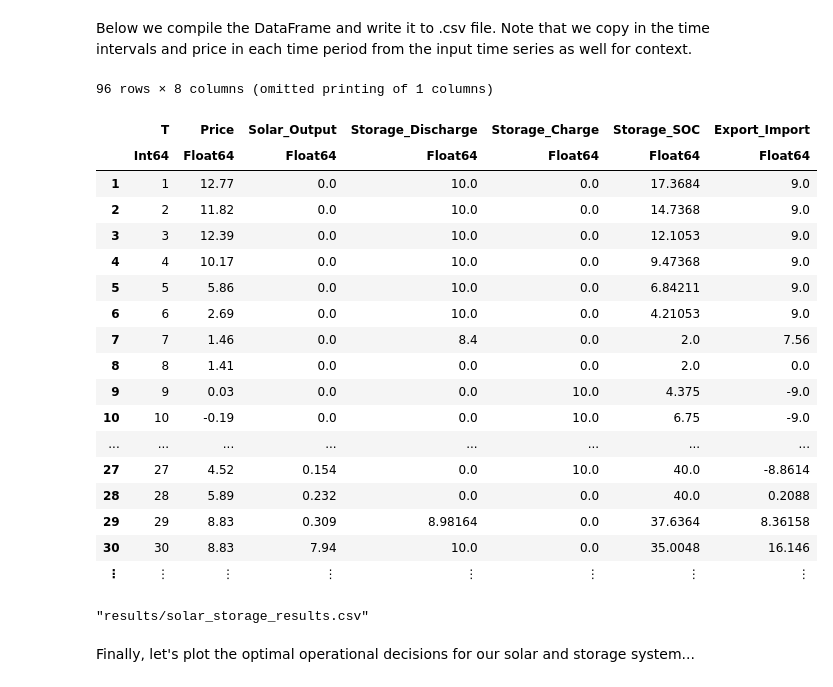
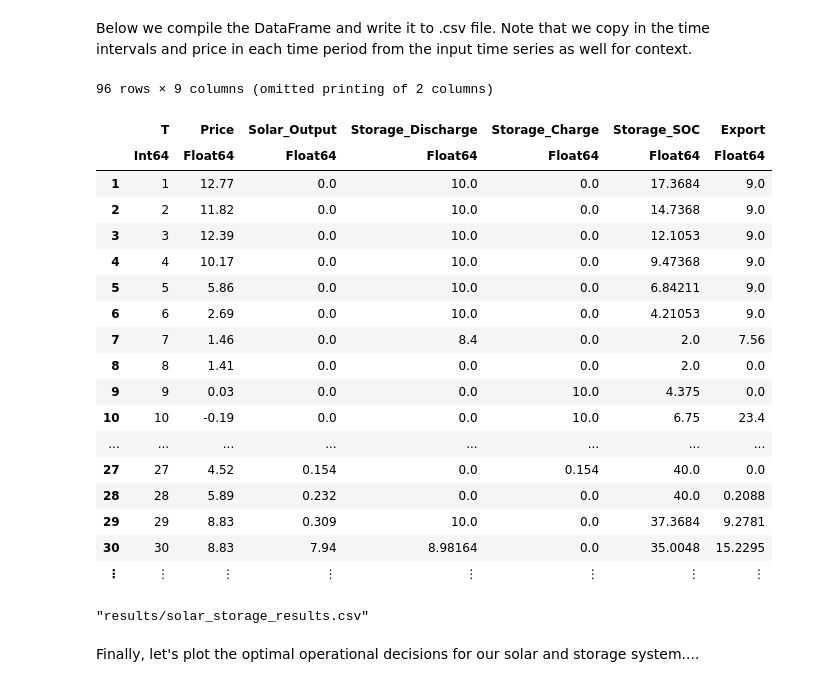
Before and after one commit to Power-Systems-Optimization-Course/power-systems-optimization, a Jupyter notebook: Notebooks/02-Anatomy-of-a-Model.ipynb, the cells around one changed output. Drawn from its saved outputs; the diff is of its cells as text; code cells hidden in the pictures.

```diff
--- a/Notebooks/The Anatomy of a Model.ipynb
+++ b/Notebooks/02-Anatomy-of-a-Model.ipynb
@@ -808,17 +928,18 @@ Below we compile the DataFrame and write it to .csv file. Note that we copy in t
 # %%
 results = DataFrame(
     T = time_series.T,
     Price = time_series.Price,
     Solar_Output = value.(SOLAR).data,
     Storage_Discharge = value.(DISCHARGE).data,
     Storage_Charge = value.(CHARGE).data,
     Storage_SOC = value.(SOC).data,
-    Export_Import = value.(eExportImport).data,
-    Interval_Revenue = value.(eExportImport).data.*time_series.Price
+    Export = value.(GRIDEXPORT).data,
+    Import = value.(GRIDIMPORT).data,
+    Interval_Revenue = (value.(GRIDEXPORT).data-value.(GRIDIMPORT).data) .* time_series.Price *0.25
     )
 # %% [output]
-96 rows × 8 columns (omitted printing of 1 columns)
+96 rows × 9 columns (omitted printing of 2 columns)
-|  | T | Price | Solar_Output | Storage_Discharge | Storage_Charge | Storage_SOC | Export_Import |
+|  | T | Price | Solar_Output | Storage_Discharge | Storage_Charge | Storage_SOC | Export |
 |  | Int64 | Float64 | Float64 | Float64 | Float64 | Float64 | Float64 |
 | 1 | 1 | 12.77 | 0.0 | 10.0 | 0.0 | 17.3684 | 9.0 |
 | 2 | 2 | 11.82 | 0.0 | 10.0 | 0.0 | 14.7368 | 9.0 |
@@ -828,13 +949,13 @@ results = DataFrame(
 | 6 | 6 | 2.69 | 0.0 | 10.0 | 0.0 | 4.21053 | 9.0 |
 | 7 | 7 | 1.46 | 0.0 | 8.4 | 0.0 | 2.0 | 7.56 |
 | 8 | 8 | 1.41 | 0.0 | 0.0 | 0.0 | 2.0 | 0.0 |
-| 9 | 9 | 0.03 | 0.0 | 0.0 | 10.0 | 4.375 | -9.0 |
-| 10 | 10 | -0.19 | 0.0 | 0.0 | 10.0 | 6.75 | -9.0 |
+| 9 | 9 | 0.03 | 0.0 | 0.0 | 10.0 | 4.375 | 0.0 |
+| 10 | 10 | -0.19 | 0.0 | 0.0 | 10.0 | 6.75 | 23.4 |
 | ... | ... | ... | ... | ... | ... | ... | ... |
-| 27 | 27 | 4.52 | 0.154 | 0.0 | 10.0 | 40.0 | -8.8614 |
+| 27 | 27 | 4.52 | 0.154 | 0.0 | 0.154 | 40.0 | 0.0 |
 | 28 | 28 | 5.89 | 0.232 | 0.0 | 0.0 | 40.0 | 0.2088 |
-| 29 | 29 | 8.83 | 0.309 | 8.98164 | 0.0 | 37.6364 | 8.36158 |
-| 30 | 30 | 8.83 | 7.94 | 10.0 | 0.0 | 35.0048 | 16.146 |
+| 29 | 29 | 8.83 | 0.309 | 10.0 | 0.0 | 37.3684 | 9.2781 |
+| 30 | 30 | 8.83 | 7.94 | 8.98164 | 0.0 | 35.0048 | 15.2295 |
 | ⋮ | ⋮ | ⋮ | ⋮ | ⋮ | ⋮ | ⋮ | ⋮ |
 # %%
 # Let's create a folder for our results
@@ -847,7 +968,7 @@ CSV.write(write_path, results)
 # %% [output]
 "results/solar_storage_results.csv"
 # %% [markdown]
-Finally, let's plot the optimal operational decisions for our solar and storage system...
+Finally, let's plot the optimal operational decisions for our solar and storage system....
 # %%
 plot(results.Solar_Output, label="Solar (MW-dc)")
 plot!(results.Storage_Discharge, label="Discharge (MW-dc)")
```
Also changed, not shown: parts of 40 cells of this notebook, 2 other files.
